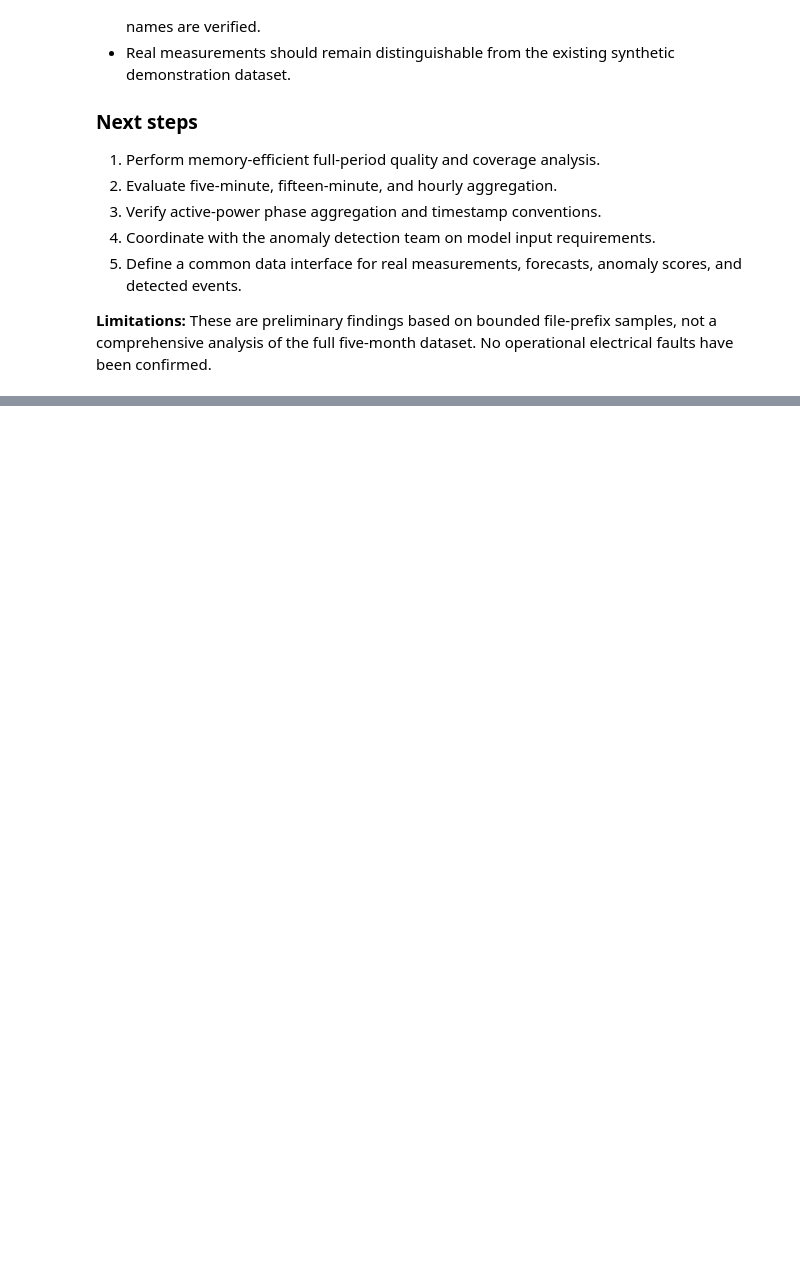
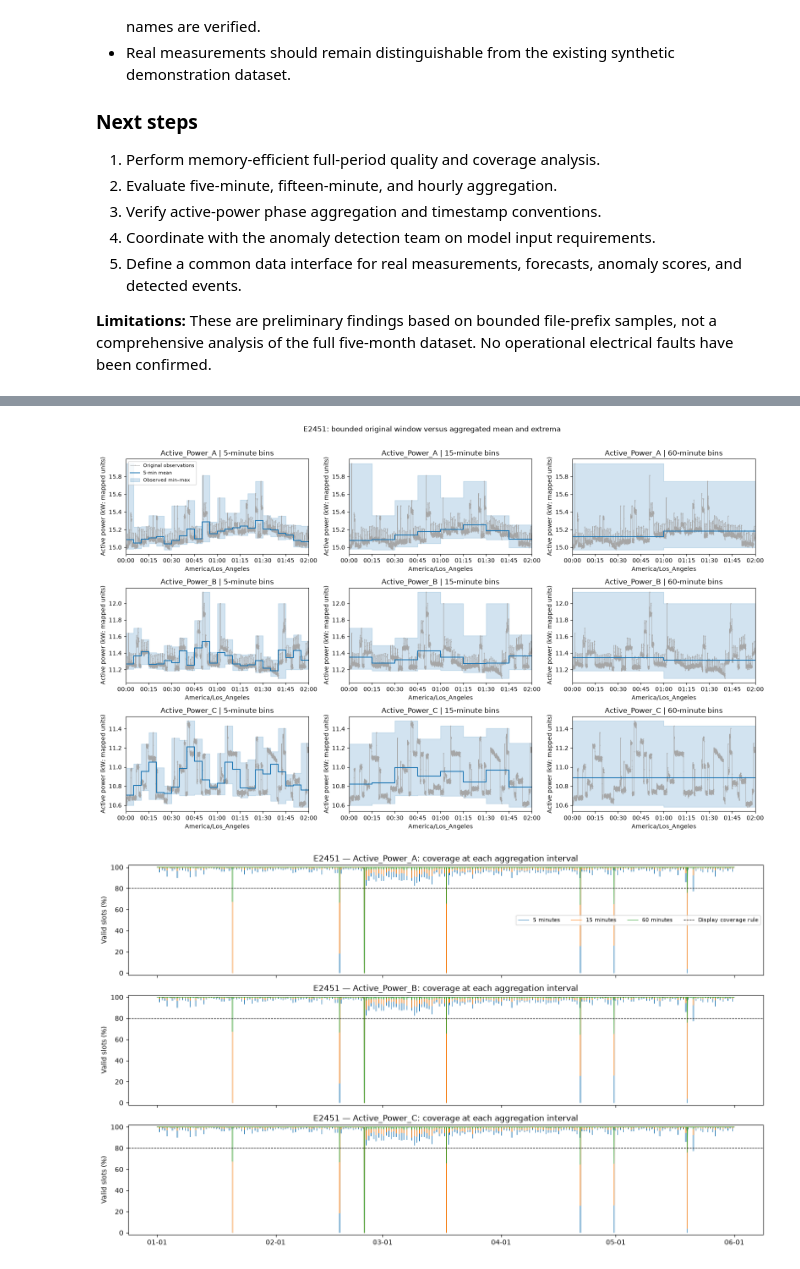
Before and after one commit to DSC-Capstone-Azimuth-AI/prototype-dashboard-team, a Jupyter notebook: notebooks/01_derconnect_data_exploration.ipynb, the cells around one changed output, grey strips where cells are left out. Drawn from its saved outputs; the diff is of its cells as text; code cells hidden in the pictures; blank space fills up the shorter version.

```diff
--- a/notebooks/01_derconnect_data_exploration.ipynb
+++ b/notebooks/01_derconnect_data_exploration.ipynb
@@ -256,0 +607,53 @@ Bounded prefix: Haojian_Data/E2451/E2451_2026-01.csv limited: True
+# %%
+if FULL_RESULT is not None:
+    raw = FULL_RESULT['detail']
+    meta = FULL_RESULT['metadata']
+    if raw.empty:
+        print('No accepted measurements in the selected bounded raw window; choose FG_DETAIL_DEVICE/START and rerun F.')
+    else:
+        fig, axes = plt.subplots(len(FULL_RESULT['channels']), 3, figsize=(16, 3.2*len(FULL_RESULT['channels'])), squeeze=False)
+        # Break raw lines at recording gaps rather than connecting across missing periods.
+        cuts = np.flatnonzero(np.diff(raw.index.asi8)/1e9 > 1.5*FG_CADENCE_SECONDS) + 1
+        segments = np.split(np.arange(len(raw)), cuts)
+        for row, channel in enumerate(FULL_RESULT['channels']):
+            for col, minutes in enumerate((5, 15, 60)):
+                ax = axes[row, col]
+                for k, indices in enumerate(segments):
+                    ax.plot(raw.index[indices], raw[channel].iloc[indices], color='0.65', linewidth=.7, marker='.', markersize=1,
+                            label='Original observations' if k == 0 else None)
+                bins = FULL_RESULT['aggregates'][(FG_DETAIL_DEVICE, minutes)]
+                window = bins.loc[(bins.index >= meta['detail_start'].floor(f'{minutes}min')) & (bins.index < meta['detail_end'])]
+                if len(window):
+                    x = window.index.append(pd.DatetimeIndex([window.index[-1]+pd.Timedelta(minutes=minutes)]))
+                    mean = window[channel+'__mean_kw'].to_numpy()
+                    low = window[channel+'__min_kw'].to_numpy()
+                    high = window[channel+'__max_kw'].to_numpy()
+                    ax.step(x, np.r_[mean, mean[-1]], where='post', label=f'{minutes}-min mean', color='tab:blue')
+                    ax.fill_between(x, np.r_[low, low[-1]], np.r_[high, high[-1]], step='post', alpha=.2, color='tab:blue', label='Observed min–max')
+                ax.set_title(f'{channel} | {minutes}-minute bins')
+                ax.set_ylabel('Active power (kW; mapped units)')
+                ax.set_xlim(meta['detail_start'], meta['detail_end'])
+                ax.xaxis.set_major_formatter(mdates.DateFormatter('%H:%M', tz=ZoneInfo(FG_CALENDAR_TZ)))
+                ax.set_xlabel(FG_CALENDAR_TZ)
+                if row == 0 and col == 0: ax.legend(fontsize=8)
+        fig.suptitle(f'{FG_DETAIL_DEVICE}: bounded original window versus aggregated mean and extrema', y=1.01)
+        plt.tight_layout(); plt.show()
+        if meta['detail_truncated']:
+            print('Raw detail row cap reached; original trace is truncated. Reduce detail duration or review the row cap and rerun F.')
+
+    fig, axes = plt.subplots(len(FULL_RESULT['channels']), 1, figsize=(14, 2.8*len(FULL_RESULT['channels'])), squeeze=False, sharex=True)
+    for row, channel in enumerate(FULL_RESULT['channels']):
+        ax = axes[row, 0]
+        for minutes in (5, 15, 60):
+            bins = FULL_RESULT['aggregates'][(FG_DETAIL_DEVICE, minutes)]
+            ax.plot(bins.index, bins[channel+'__coverage_pct'], linewidth=.7, label=f'{minutes} minutes')
+        ax.axhline(FG_MIN_VALID_COVERAGE*100, color='black', linestyle='--', linewidth=.8, label='Display coverage rule')
+        ax.set_ylim(-2, 102); ax.set_ylabel('Valid slots (%)')
+        ax.set_title(f'{FG_DETAIL_DEVICE} — {channel}: coverage at each aggregation interval')
+        if row == 0: ax.legend(ncol=4, fontsize=8)
+    axes[-1, 0].xaxis.set_major_locator(mdates.AutoDateLocator(tz=ZoneInfo(FG_CALENDAR_TZ)))
+    axes[-1, 0].xaxis.set_major_formatter(mdates.DateFormatter('%m-%d', tz=ZoneInfo(FG_CALENDAR_TZ)))
+    plt.tight_layout(); plt.show()
+# %% [output]
+[figure, added]
+[figure, added]
```
Also changed, not shown: parts of 11 cells of this notebook, 5 other files.
